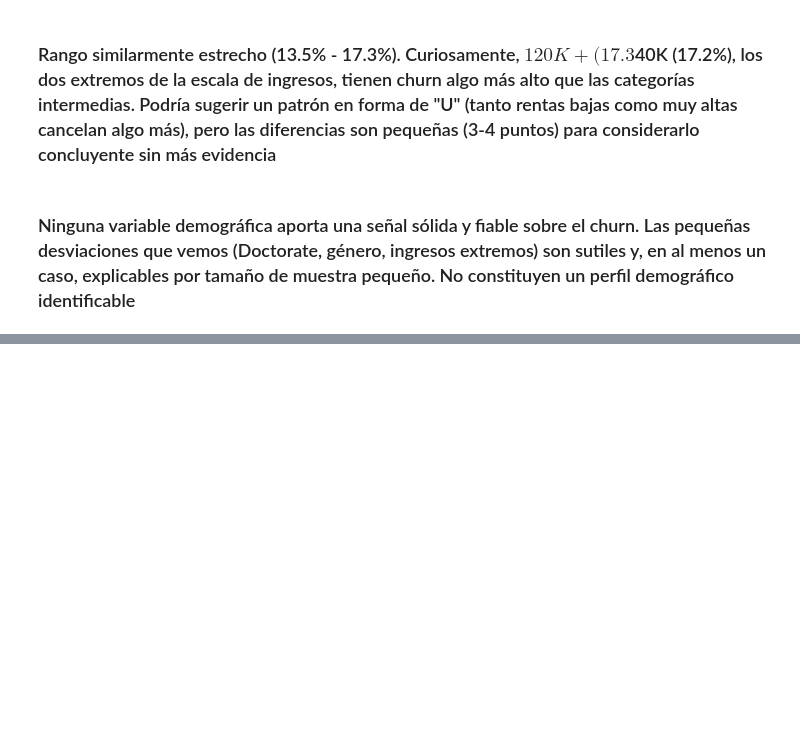
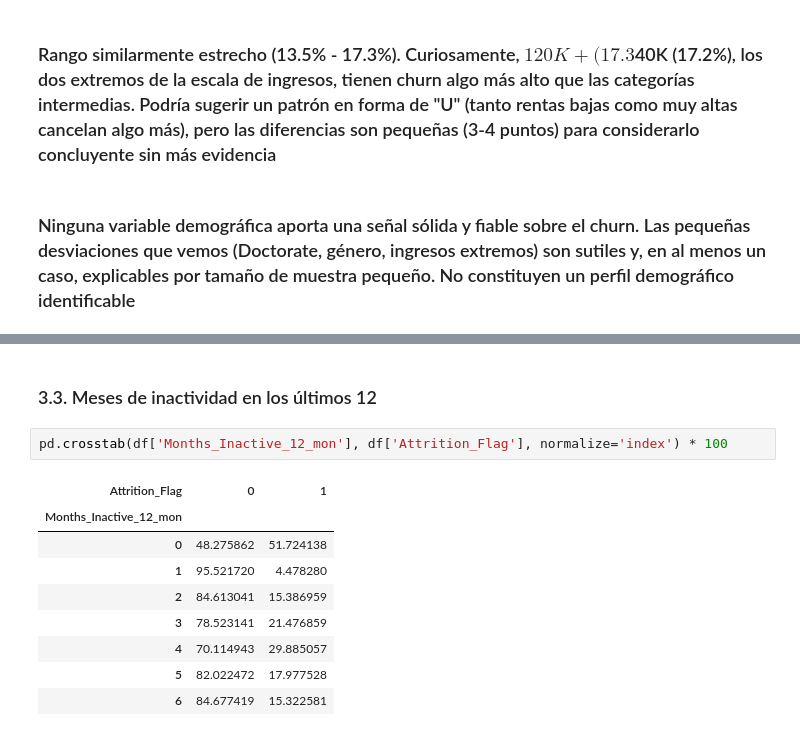
Before and after one commit to Dende8/Credit_Card_Churners, a Jupyter notebook: notebooks/eda.ipynb, the cells around one changed output, grey strips where cells are left out. Saved outputs shown, nothing was run; the diff lists cells and outputs as text; blank space fills up the shorter version.

```diff
--- a/notebooks/eda.ipynb
+++ b/notebooks/eda.ipynb
@@ -149,0 +178,14 @@ pd.crosstab(df['Income_Category'], df['Attrition_Flag'], normalize='index') * 10
+# %% [markdown]
+### 3.3. Meses de inactividad en los últimos 12
+# %%
+pd.crosstab(df['Months_Inactive_12_mon'], df['Attrition_Flag'], normalize='index') * 100
+# %% [output]
+| Attrition_Flag | 0 | 1 |
+| Months_Inactive_12_mon |  |  |
+| 0 | 48.275862 | 51.724138 |
+| 1 | 95.521720 | 4.478280 |
+| 2 | 84.613041 | 15.386959 |
+| 3 | 78.523141 | 21.476859 |
+| 4 | 70.114943 | 29.885057 |
+| 5 | 82.022472 | 17.977528 |
+| 6 | 84.677419 | 15.322581 |
```
Also changed, not shown: parts of 17 cells of this notebook.
